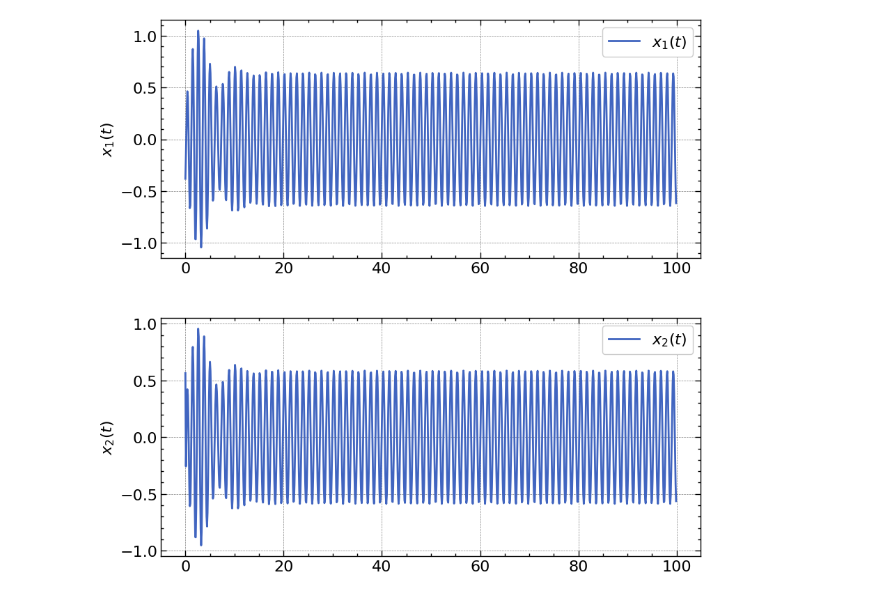
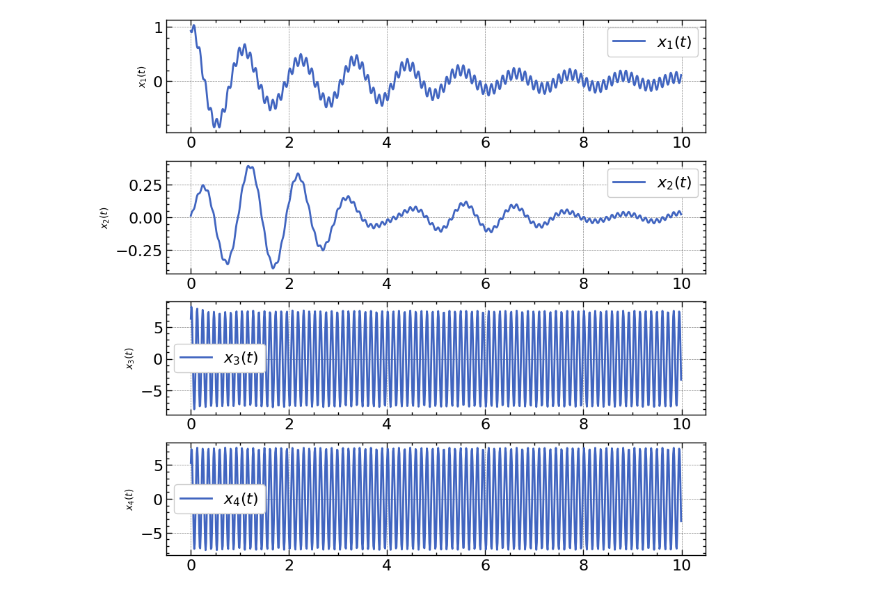
Before and after one commit to miguellrodrigues/dinamica_veicular, a Jupyter notebook: analise_modal.ipynb, the cells around one changed output. Cells and saved outputs as stored; diff of their text form; code cells hidden in the pictures.

```diff
--- a/analise_modal.ipynb
+++ b/analise_modal.ipynb
@@ -155,33 +144,32 @@ t = symbols('t')
 
 r = []
 
-forced_response_forces = Matrix([
-    [10000.0],
-    [1.0],
+forced_response_forces = array([
+    [.0],
+    [.0],
+    [kd],
+    [kt]
 ])
 
-B = Matrix([
-    [1, 0],
-    [0, 1],
-])
+B = np.eye(N)
 
 F = P.T @ M_minus_half @ B @ forced_response_forces
-wf = 5
+wf = 55
 
 for i in range(N):
-    w = wn[i]
-    wd = wds[i]
+    w    = wn[i]
+    wd   = wds[i]
     zeta = zetas[i]
 
-    r_zero = r_0[i]
-    rdot_zero = r_dot_0[i]
+    r_zero    = r_0    [i, 0]
+    rdot_zero = r_dot_0[i, 0]
 
     Ai = sqrt(
-        ((r_zero * wd)**2 + (rdot_zero + zeta*w*r_zero)**2) / wd**2
+        ( (r_zero * wd)**2 + (rdot_zero + zeta*w*r_zero)**2 ) / (wd**2)
     )
 
-    phi_i = atan(
-        (r_zero*wd) / (rdot_zero + zeta*w*r_zero)
+    phi_i = atan2(
+        (r_zero*wd),(rdot_zero + zeta*w*r_zero)
     )
 
     if rdot_zero == 0:
@@ -191,7 +179,8 @@ for i in range(N):
 
     f0 = F[i]
     A0 = f0 / sqrt( (w**2 - wf**2)**2 + (2*zeta*w*wf)**2 )
-    theta = atan( (2*zeta*w*wf) / (w**2 - wf**2) )
+
+    theta = atan2( (2*zeta*w*wf), (w**2 - wf**2) )
 
     if (w**2 - wf**2) == 0:
         theta = pi/2
@@ -203,4 +192,3 @@ for i in range(N):
     )
 
 R = Matrix(r)
-pprint(F)
@@ -211,7 +199,9 @@ pprint(F)
 # %%
 # Retornando ao dominio fisico
-x_t = S @ Matrix(r)
+x_t = S@R
 x_t.evalf()
 
-sp.simplify(x_t)
+x_t.subs({
+    t: 0
+})
 # %% [output]
@@ -219,28 +209,28 @@ $\displaystyle \left[\begin{matrix}0.17415236786682 \sin{\left(5 t \right)} + 0.
 # %%
 # Simulação
 
-sampling_period = 1e-1
+sampling_period = 1e-2
 samples = 1000
 
 time = arange(0, samples*sampling_period, sampling_period)
 
-x = [lambdify(t, x_t[i]) for i in range(N)]
+x = [lambdify(t, x_t[i,0], 'numpy') for i in range(N)]
 
 xi = [x[i](time) for i in range(N)]
 
 fig, ax = plt.subplots(N, 1, figsize=(10, 10))
 plt.subplots_adjust(hspace=0.25)
 
-idx = int(100 / .1)
+idx = 1000
 
 for i in range(N):
     ax[i].plot(time[:idx], xi[i][:idx], label=f'$x_{i+1}(t)$')
     ax[i].set_ylabel(f'$x_{i+1}(t)$')
     ax[i].legend()
 
 plt.savefig('imagens/forced_response.png', dpi=300)
 # %% [output]
-[figure, old version]
+[figure, new version]
 # %%
 plt.figure()
 
```
Also changed, not shown: parts of 18 cells of this notebook, 2 other files.
